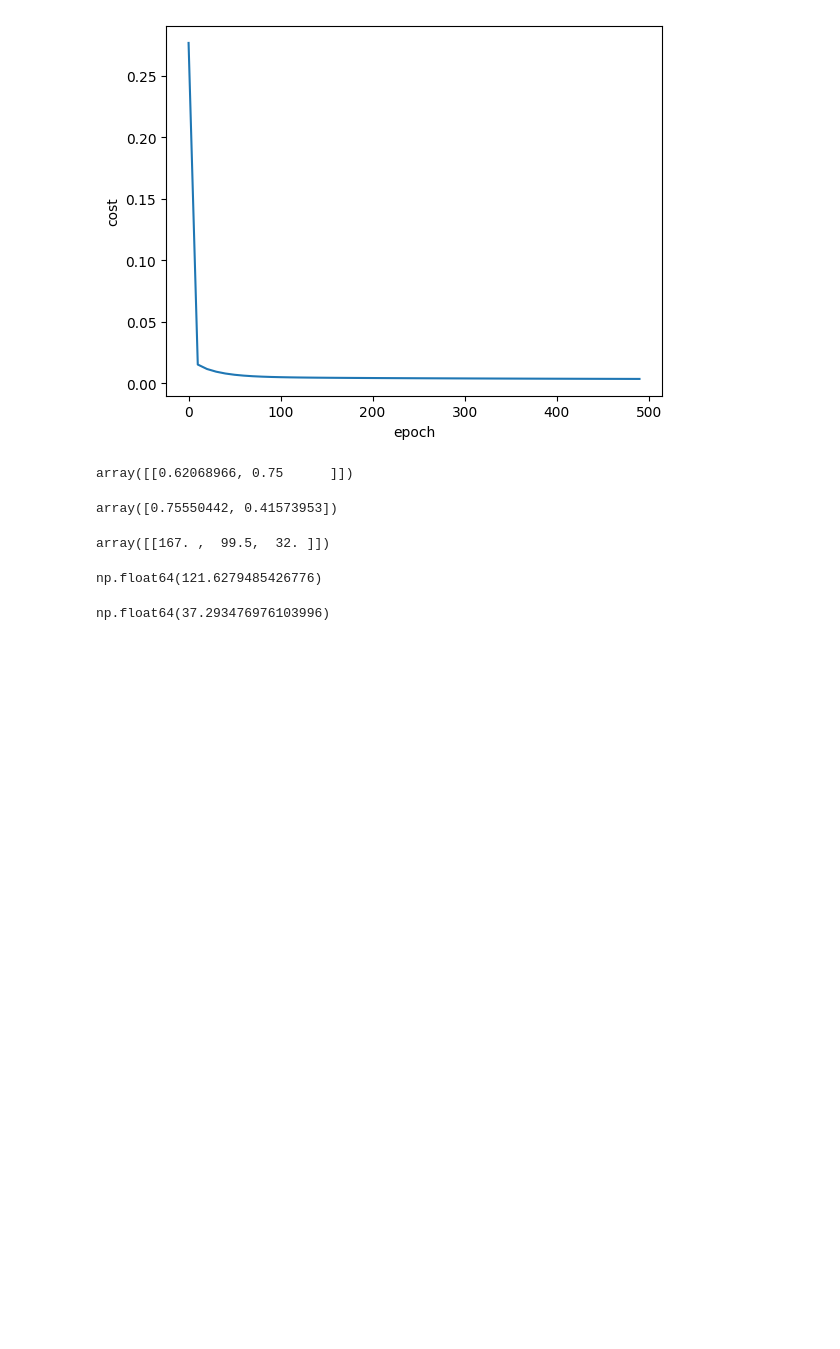
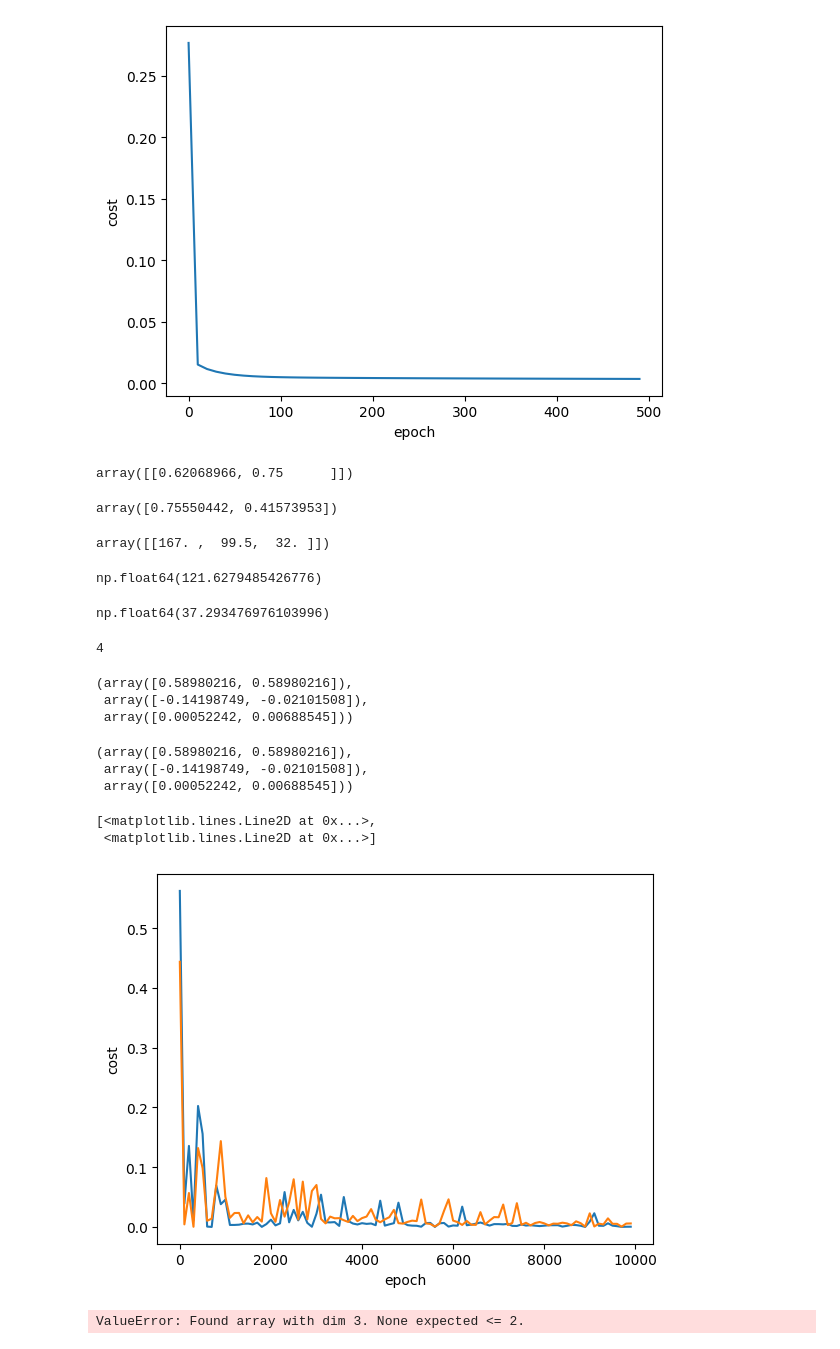
Before and after one commit to Geethan-K/ML-Projects, a Jupyter notebook: RE_area_prediction.ipynb, the cells around one changed output. Saved outputs shown, nothing was run; the diff lists cells and outputs as text; code cells hidden in the pictures; blank space fills up the shorter version.

```diff
--- a/RE_area_prediction.ipynb
+++ b/RE_area_prediction.ipynb
@@ -167,3 +167,66 @@ np.float64(121.6279485426776)
 predict(1000,2,weight,bias)
 # %% [output]
 np.float64(37.293476976103996)
+# %%
+### random.randint function randomly generates integers
+import random
+random.randint(0,6)
+# %% [output]
+4
+# %%
+### Let's implement stochastic gradient descent
+
+def stochastic_gradient_descent( x , y_true , epochs , learning_rate = 0.01):
+
+    number_of_features = x.shape[1]
+    weights = np.ones(shape=(number_of_features))
+    bias = 0
+    total_sample = x.shape[0]
+
+    cost_list = []
+    epoch_list = []
+
+    for i in range(epochs):
+        random_index = random.randint(0,total_sample-1)
+        sample_x = x[random_index]
+        sample_y = x[random_index]
+        y_predicted = np.dot(weights , sample_x.T) + bias
+
+        weights_derivative = -(2/total_sample) * (sample_x.T.dot(sample_y-y_predicted))
+        bias_derivative = -(2/total_sample) * (sample_y-y_predicted)  ## since we are dealing with only 1 sample here , we are not using np.sum
+
+        weights = weights - learning_rate * weights_derivative
+        bias = bias - learning_rate * bias_derivative
+        cost = np.square(sample_y-y_predicted)
+
+        if i%100 == 0:
+            cost_list.append(cost)
+            epoch_list.append(i)
+    return weights , bias , cost , cost_list , epoch_list
+
+weight_sgd , bias_sgd , cost_sgd ,cost_list_sgd , epoch_list_sgd = stochastic_gradient_descent(scaled_x , scaled_y.reshape(scaled_y.shape[0],),10000)
+weight_sgd , bias_sgd , cost_sgd
+# %% [output]
+(array([0.58980216, 0.58980216]),
+ array([-0.14198749, -0.02101508]),
+ array([0.00052242, 0.00688545]))
+# %%
+weight_sgd , bias_sgd , cost_sgd
+# %% [output]
+(array([0.58980216, 0.58980216]),
+ array([-0.14198749, -0.02101508]),
+ array([0.00052242, 0.00688545]))
+# %%
+### Lets plot and see the graph for stochastic gradient descent
+
+plt.xlabel('epoch')
+plt.ylabel('cost')
+plt.plot(epoch_list_sgd , cost_list_sgd)
+# %% [output]
+[<matplotlib.lines.Line2D at 0x...>,
+ <matplotlib.lines.Line2D at 0x...>]
+[figure, added]
+# %%
+predict(2600, 4 , weight_sgd , bias_sgd)
+# %% [output]
+ValueError: Found array with dim 3. None expected <= 2.
```
Also changed, not shown: parts of 1 cell of this notebook.
